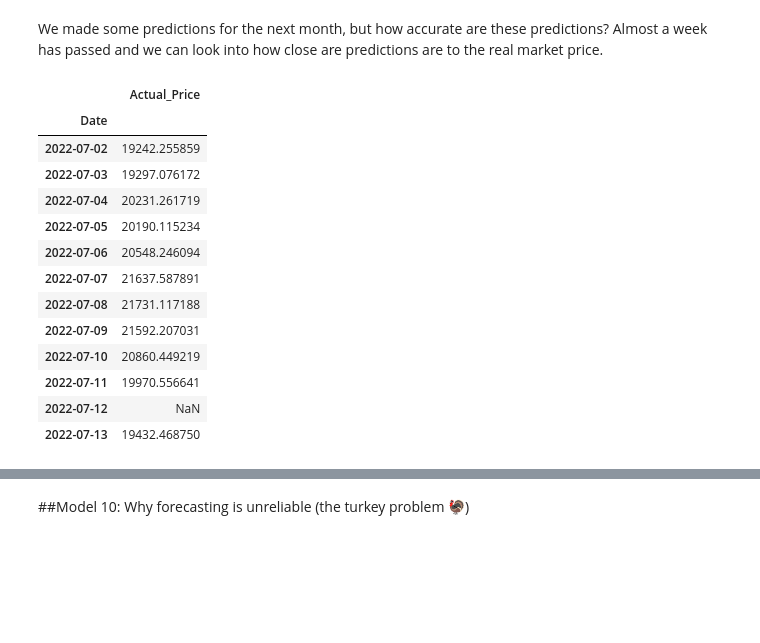
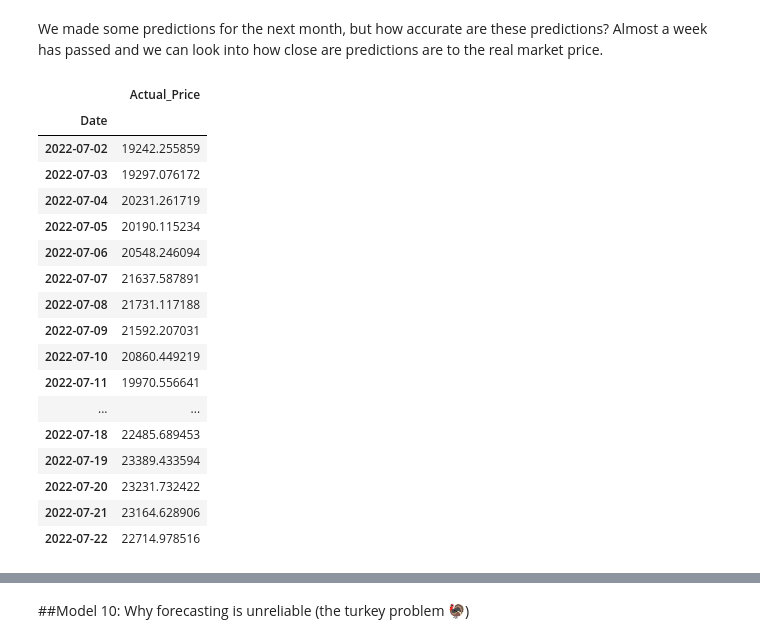
Before and after one commit to DataDoggo215/Predicting_BitcoinPrices, a Jupyter notebook: BitPredict_time_series_forecastng.ipynb, the cells around one changed output, grey strips where cells are left out. Saved outputs shown, nothing was run; the diff lists cells and outputs as text; code cells hidden in the pictures; blank space fills up the shorter version.

```diff
--- a/BitPredict_time_series_forecastng.ipynb
+++ b/BitPredict_time_series_forecastng.ipynb
@@ -2190,25 +2188,29 @@ We made some predictions for the next month, but how accurate are these predicti
 # %%
 #Downloaded the most recent prices and upload into a new dataframe
 df1 = pd.read_csv('/content/gdrive/My Drive/BTC_current.csv',
                  parse_dates=["Date"],
                  index_col=["Date"]) # parse the date column and tell pandas column 1 is a datetime
 actual_btc = pd.DataFrame(df1["Adj Close"]).rename(columns={"Adj Close": "Actual_Price"})
-actual_btc.tail(12)
+actual_btc.tail(21)
 # %% [output]
 |  | Actual_Price |
 | Date |  |
 | 2022-07-02 | 19242.255859 |
 | 2022-07-03 | 19297.076172 |
 | 2022-07-04 | 20231.261719 |
 | 2022-07-05 | 20190.115234 |
 | 2022-07-06 | 20548.246094 |
 | 2022-07-07 | 21637.587891 |
 | 2022-07-08 | 21731.117188 |
 | 2022-07-09 | 21592.207031 |
 | 2022-07-10 | 20860.449219 |
 | 2022-07-11 | 19970.556641 |
-| 2022-07-12 | NaN |
-| 2022-07-13 | 19432.468750 |
+| ... | ... |
+| 2022-07-18 | 22485.689453 |
+| 2022-07-19 | 23389.433594 |
+| 2022-07-20 | 23231.732422 |
+| 2022-07-21 | 23164.628906 |
+| 2022-07-22 | 22714.978516 |
 # %%
 #Combine our forecasts into a dataframe
 future_prediction = pd.DataFrame(future_forecast, next_time_steps)
```
Also changed, not shown: parts of 26 cells of this notebook.
